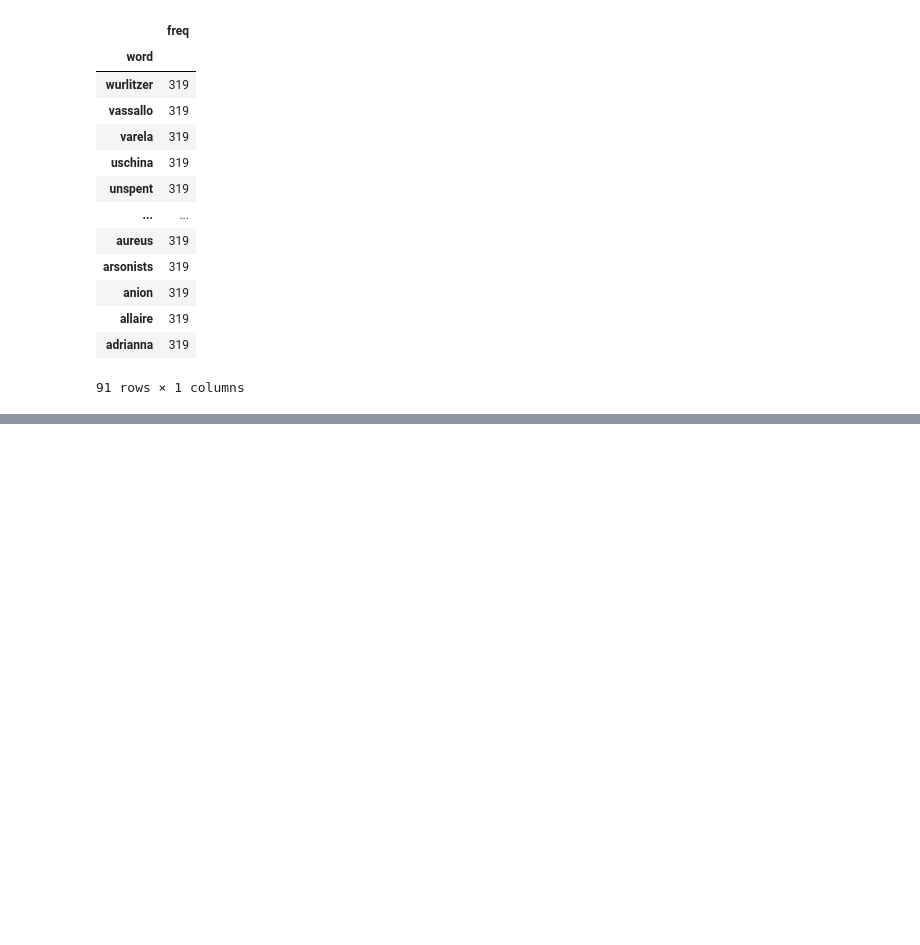
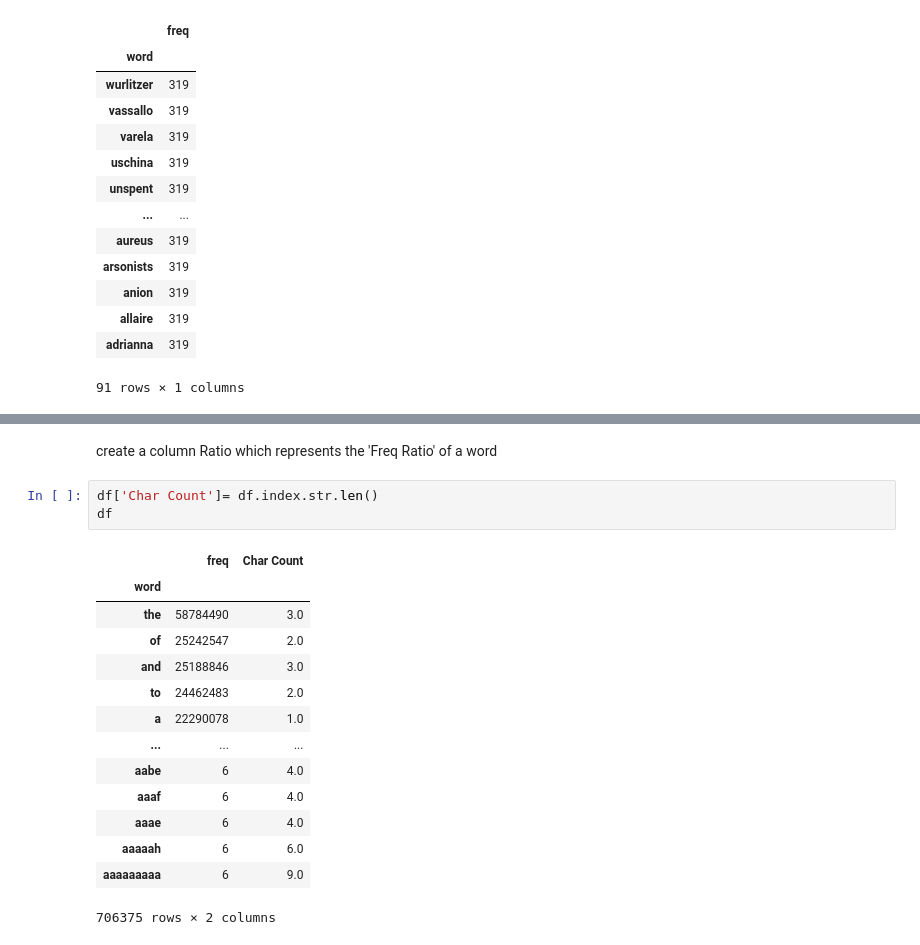
Before and after one commit to hcorbat1/Pandas-Python-for-Data-Analysis-by-Examples, a Jupyter notebook: Pandas & Python for Data Analysis by Example.ipynb, the cells around one changed output, grey strips where cells are left out. Cells and saved outputs as stored; diff of their text form; blank space fills up the shorter version.

```diff
--- a/Pandas & Python for Data Analysis by Example.ipynb
+++ b/Pandas & Python for Data Analysis by Example.ipynb
@@ -134,0 +207,20 @@ df.loc[df['freq']== 319]
+# %% [markdown]
+create a column Ratio which represents the 'Freq Ratio' of a word
+# %%
+df['Char Count']= df.index.str.len()
+df
+# %% [output]
+|  | freq | Char Count |
+| word |  |  |
+| the | 58784490 | 3.0 |
+| of | 25242547 | 2.0 |
+| and | 25188846 | 3.0 |
+| to | 24462483 | 2.0 |
+| a | 22290078 | 1.0 |
+| ... | ... | ... |
+| aabe | 6 | 4.0 |
+| aaaf | 6 | 4.0 |
+| aaae | 6 | 4.0 |
+| aaaaah | 6 | 6.0 |
+| aaaaaaaaa | 6 | 9.0 |
+706375 rows × 2 columns
```
Also changed, not shown: parts of 24 cells of this notebook.
